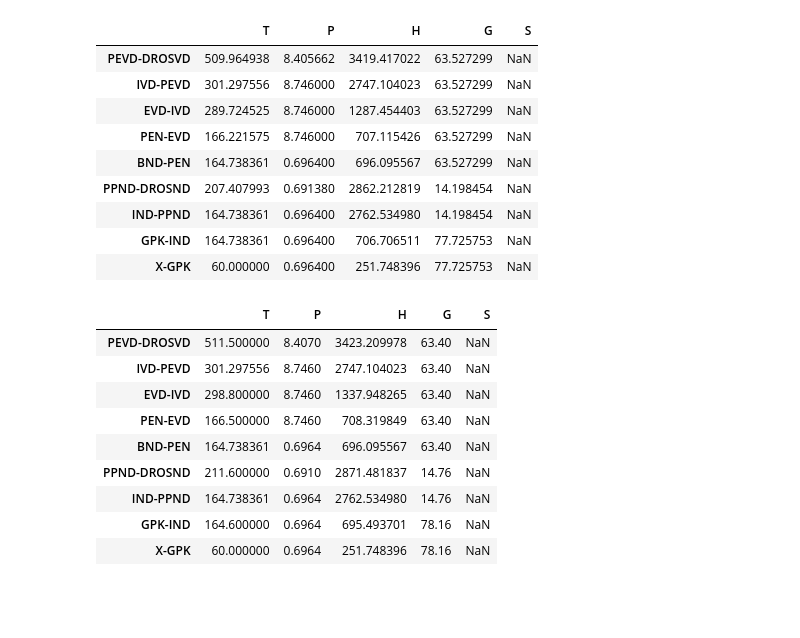
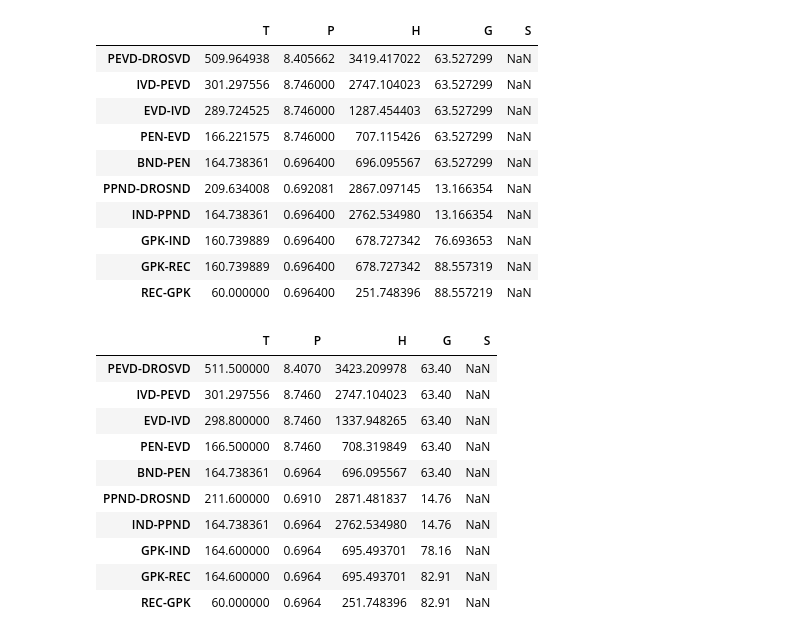
Before and after one commit to maksimovia/GZ, a Jupyter notebook: Main.ipynb, the cells around one changed output. Saved outputs shown, nothing was run; the diff lists cells and outputs as text; code cells hidden in the pictures; blank space fills up the shorter version.

Commit message:
Рециркуляция в котле

```diff
--- a/Main.ipynb
+++ b/Main.ipynb
@@ -77,9 +77,6 @@ Enthalpies = list(map(lambda x: gas0.p_t(Pressure, x)["h"], Temperatures))
 gas_streams0.loc["GTU-KU":"GPK-out", "H"] = Enthalpies
 
 
-# Рециркуляция ГПК НУЖНО ПОСМОТРЕТЬ РЕЦИРКУЛЯЦИЮ ОБЯЗАТЕЛЬНО
-
-
 ####################################################################################################
 # Расчет ГТУ
 Gas_turbine = GTU.gtu(GTU_ISO, GTU_input, "GTU-KU")
@@ -95,7 +92,7 @@ Gas_turbine_composition=pd.read_excel("input.xlsx", sheet_name="Gas_composition0
 # чтение с вводного экселя входных данных
 Pvd = water_streamsZAD.loc["IVD-PEVD", "P"]
 Pnd = water_streamsZAD.loc["IND-PPND", "P"]
-Twat0 = water_streams0.loc["X-GPK", "T"]
+Twat0 = water_streams0.loc["REC-GPK", "T"]
 
 #Параметры газа на выходе в КУ
 gas_streams.loc["GTU-PEVD", "T":"P"] = gas_streams.loc["GTU-KU", "T":"P"]
@@ -130,9 +127,9 @@ gas_streams.loc["GTU-KU":"GPK-out", "H"] = Enthalpies
 
 # Задание в раб табл параметров по воде
 water_streams.loc["IVD-PEVD":"PEN-EVD", "P"] = Pvd
-water_streams.loc["IND-PPND":"X-GPK", "P"] = Pnd
+water_streams.loc["IND-PPND":"REC-GPK", "P"] = Pnd
 water_streams.loc["BND-PEN", "P"] = Pnd
-water_streams.loc["X-GPK", "T"] = Twat0
+water_streams.loc["REC-GPK", "T"] = Twat0
 
 # Расчёт параметров на насыщении в испарительных поверхностях (в 1 итерации приближение: недогрев до н.п. на входе 3°С)
 water_streams.loc["IVD-PEVD", "T"] = water.p_q(Pvd, 1)["T"]
@@ -209,19 +206,20 @@ gas_streams
 # %%
 # Вывод водяных потоков
-water_streams['PEVD-DROSVD':'X-GPK']
+water_streams['PEVD-DROSVD':'REC-GPK']
 # %% [output]
 |  | T | P | H | G | S |
 | PEVD-DROSVD | 509.964938 | 8.405662 | 3419.417022 | 63.527299 | NaN |
 | IVD-PEVD | 301.297556 | 8.746000 | 2747.104023 | 63.527299 | NaN |
 | EVD-IVD | 289.724525 | 8.746000 | 1287.454403 | 63.527299 | NaN |
 | PEN-EVD | 166.221575 | 8.746000 | 707.115426 | 63.527299 | NaN |
 | BND-PEN | 164.738361 | 0.696400 | 696.095567 | 63.527299 | NaN |
-| PPND-DROSND | 207.407993 | 0.691380 | 2862.212819 | 14.198454 | NaN |
-| IND-PPND | 164.738361 | 0.696400 | 2762.534980 | 14.198454 | NaN |
-| GPK-IND | 164.738361 | 0.696400 | 706.706511 | 77.725753 | NaN |
-| X-GPK | 60.000000 | 0.696400 | 251.748396 | 77.725753 | NaN |
+| PPND-DROSND | 209.634008 | 0.692081 | 2867.097145 | 13.166354 | NaN |
+| IND-PPND | 164.738361 | 0.696400 | 2762.534980 | 13.166354 | NaN |
+| GPK-IND | 160.739889 | 0.696400 | 678.727342 | 76.693653 | NaN |
+| GPK-REC | 160.739889 | 0.696400 | 678.727342 | 88.557319 | NaN |
+| REC-GPK | 60.000000 | 0.696400 | 251.748396 | 88.557219 | NaN |
 # %%
-water_streams0['PEVD-DROSVD':'X-GPK']
+water_streams0['PEVD-DROSVD':'REC-GPK']
 # %% [output]
 |  | T | P | H | G | S |
 | PEVD-DROSVD | 511.500000 | 8.4070 | 3423.209978 | 63.40 | NaN |
@@ -232,5 +230,6 @@ water_streams0['PEVD-DROSVD':'X-GPK']
 | PPND-DROSND | 211.600000 | 0.6910 | 2871.481837 | 14.76 | NaN |
 | IND-PPND | 164.738361 | 0.6964 | 2762.534980 | 14.76 | NaN |
 | GPK-IND | 164.600000 | 0.6964 | 695.493701 | 78.16 | NaN |
-| X-GPK | 60.000000 | 0.6964 | 251.748396 | 78.16 | NaN |
+| GPK-REC | 164.600000 | 0.6964 | 695.493701 | 82.91 | NaN |
+| REC-GPK | 60.000000 | 0.6964 | 251.748396 | 82.91 | NaN |
 # %%
```
Also changed, not shown: parts of 9 cells of this notebook, 5 other files.
